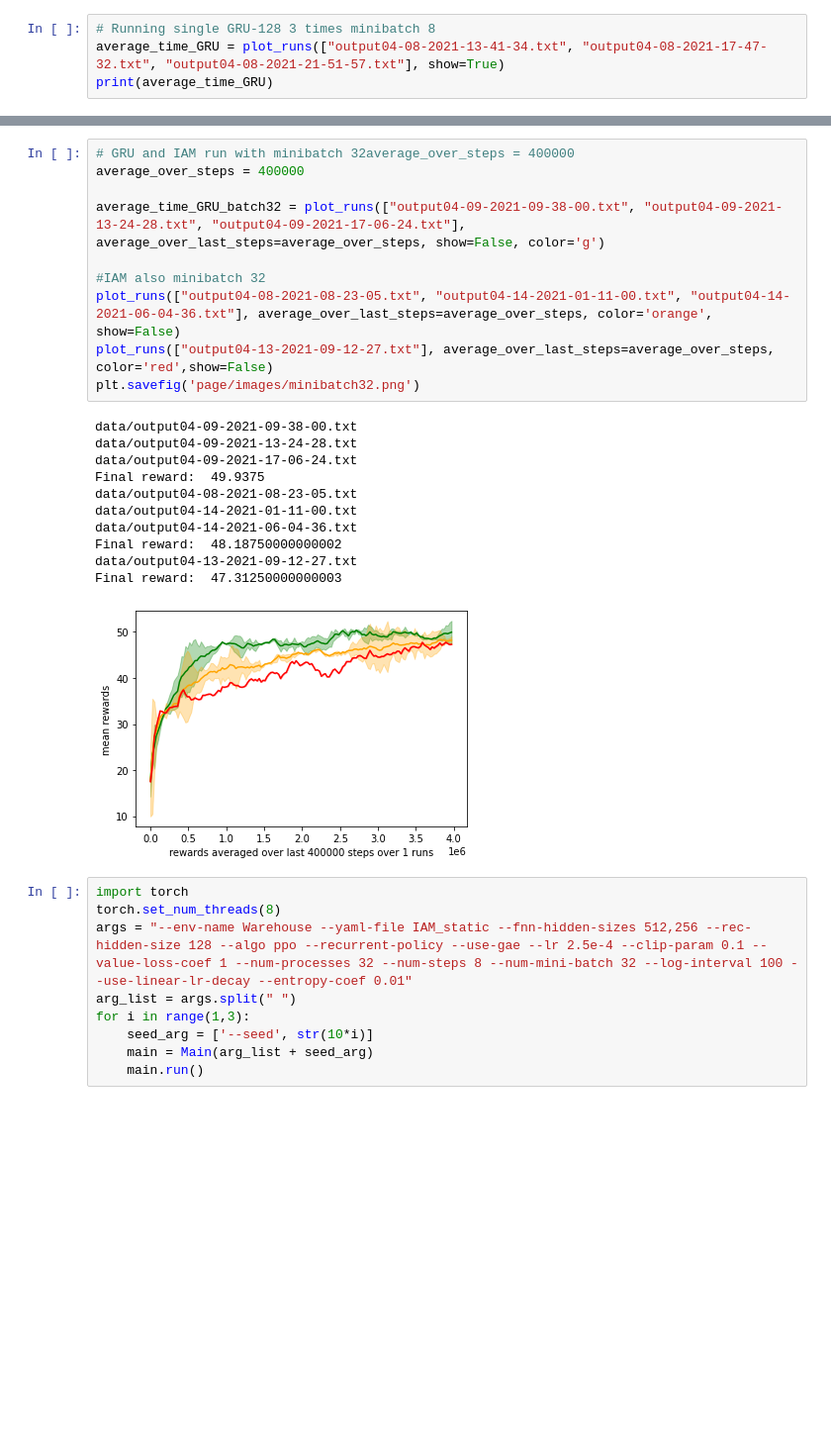
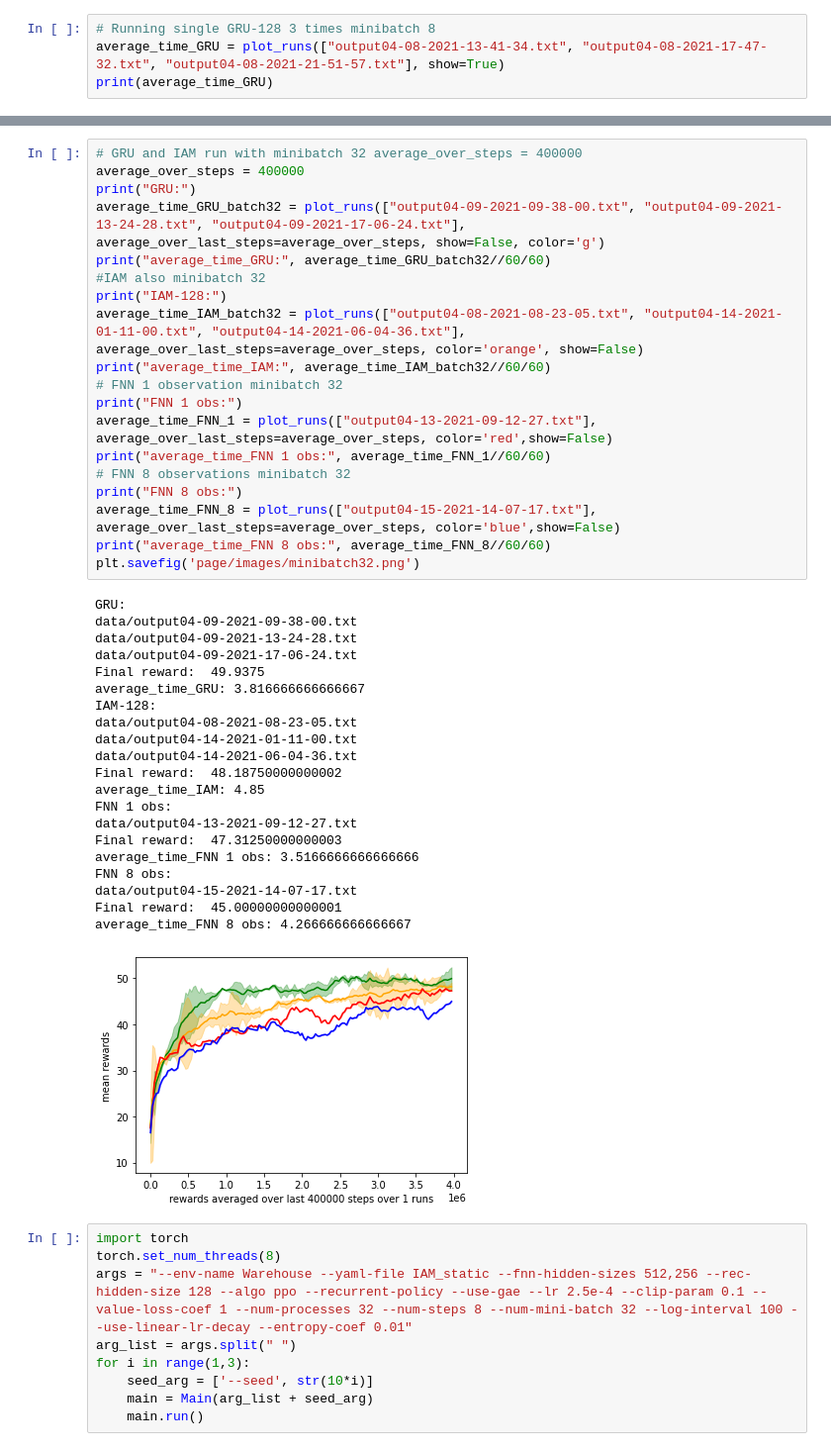
Before and after one commit to gijskoning/Reproducibility_project, a Jupyter notebook: experiments.ipynb, the cells around one changed output, grey strips where cells are left out. Shown: that part at 99% size. Cells and saved outputs as stored; diff of their text form; blank space fills up the shorter version.

Commit message:
FNN 8 minibatch of 32 experiment result

```diff
--- a/experiments.ipynb
+++ b/experiments.ipynb
@@ -202,27 +203,46 @@ Final reward:  37.05208333333332
 average_time_fnn_1obs 2.183333333333333
 [figure]
 # %%
-# GRU and IAM run with minibatch 32average_over_steps = 400000
+# GRU and IAM run with minibatch 32 average_over_steps = 400000
 average_over_steps = 400000
-
+print("GRU:")
 average_time_GRU_batch32 = plot_runs(["output04-09-2021-09-38-00.txt", "output04-09-2021-13-24-28.txt", "output04-09-2021-17-06-24.txt"], average_over_last_steps=average_over_steps, show=False, color='g')
-
+print("average_time_GRU:", average_time_GRU_batch32//60/60)
 #IAM also minibatch 32
-plot_runs(["output04-08-2021-08-23-05.txt", "output04-14-2021-01-11-00.txt", "output04-14-2021-06-04-36.txt"], average_over_last_steps=average_over_steps, color='orange', show=False)
-plot_runs(["output04-13-2021-09-12-27.txt"], average_over_last_steps=average_over_steps, color='red',show=False)
+print("IAM-128:")
+average_time_IAM_batch32 = plot_runs(["output04-08-2021-08-23-05.txt", "output04-14-2021-01-11-00.txt", "output04-14-2021-06-04-36.txt"], average_over_last_steps=average_over_steps, color='orange', show=False)
+print("average_time_IAM:", average_time_IAM_batch32//60/60)
+# FNN 1 observation minibatch 32
+print("FNN 1 obs:")
+average_time_FNN_1 = plot_runs(["output04-13-2021-09-12-27.txt"], average_over_last_steps=average_over_steps, color='red',show=False)
+print("average_time_FNN 1 obs:", average_time_FNN_1//60/60)
+# FNN 8 observations minibatch 32
+print("FNN 8 obs:")
+average_time_FNN_8 = plot_runs(["output04-15-2021-14-07-17.txt"], average_over_last_steps=average_over_steps, color='blue',show=False)
+print("average_time_FNN 8 obs:", average_time_FNN_8//60/60)
 plt.savefig('page/images/minibatch32.png')
 # %% [output]
+GRU:
 data/output04-09-2021-09-38-00.txt
 data/output04-09-2021-13-24-28.txt
 data/output04-09-2021-17-06-24.txt
 Final reward:  49.9375
+average_time_GRU: 3.816666666666667
+IAM-128:
 data/output04-08-2021-08-23-05.txt
 data/output04-14-2021-01-11-00.txt
 data/output04-14-2021-06-04-36.txt
 Final reward:  48.18750000000002
+average_time_IAM: 4.85
+FNN 1 obs:
 data/output04-13-2021-09-12-27.txt
 Final reward:  47.31250000000003
+average_time_FNN 1 obs: 3.5166666666666666
+FNN 8 obs:
+data/output04-15-2021-14-07-17.txt
+Final reward:  45.00000000000001
+average_time_FNN 8 obs: 4.266666666666667
-[figure, old version]
+[figure, new version]
 # %%
 import torch
 torch.set_num_threads(8)
```
Also changed, not shown: parts of 1 cell of this notebook, 1 other file.
